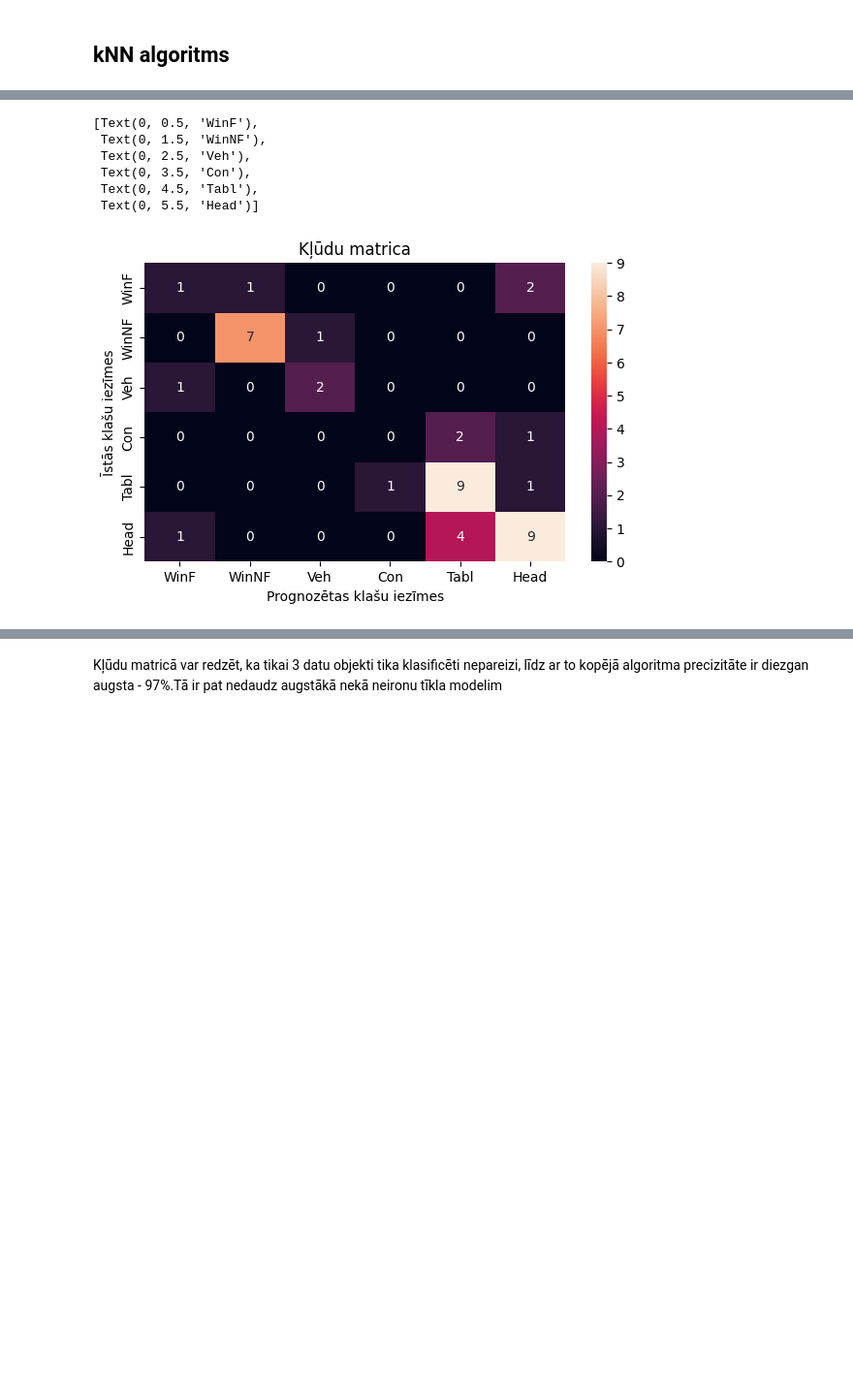
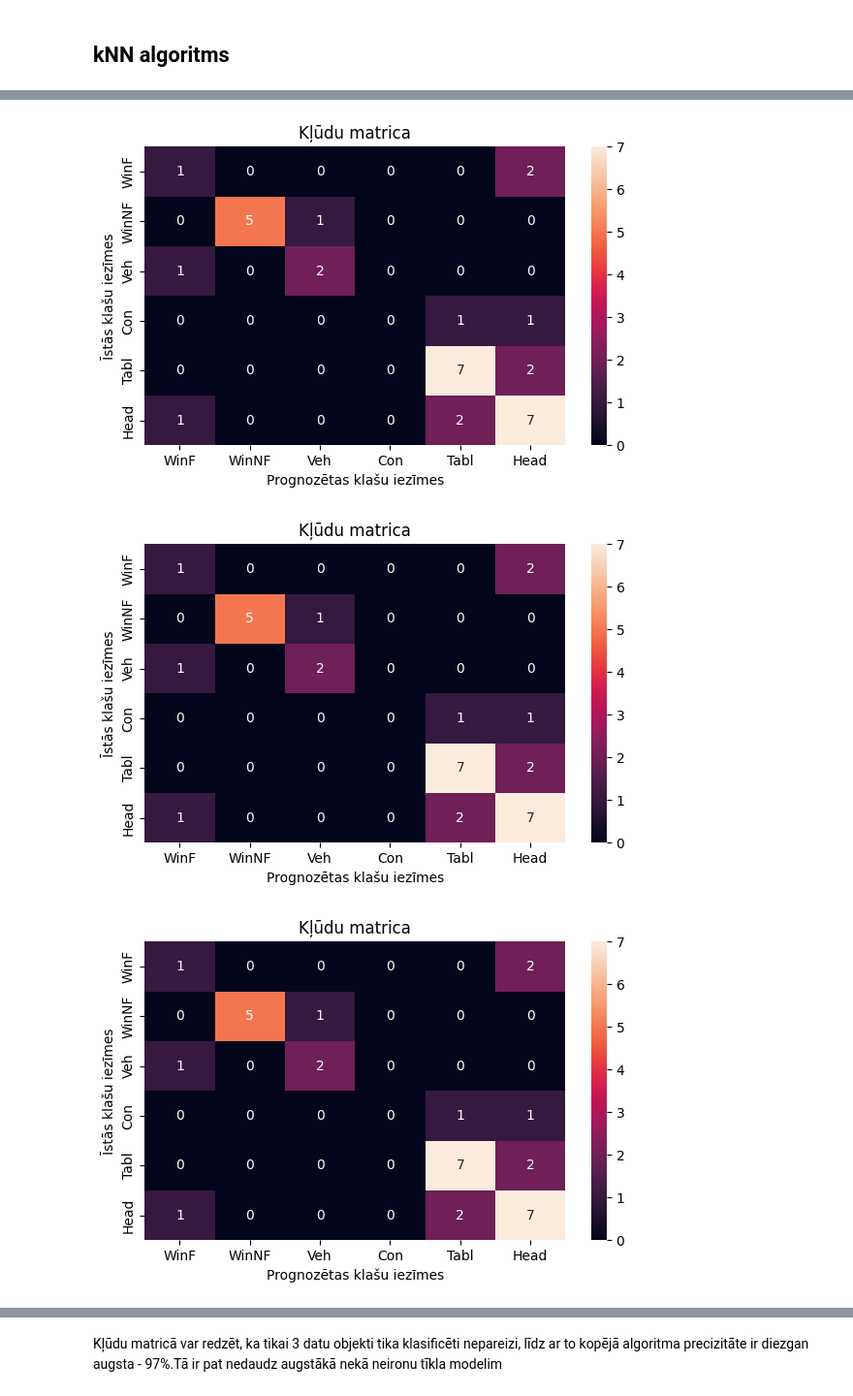
Before and after one commit to ShpionLV/46_Kode, a Jupyter notebook: 46_Kods.ipynb, the cells around one changed output, grey strips where cells are left out. Shown at 97% size. Cells and saved outputs as stored; diff of their text form; code cells hidden in the pictures; blank space fills up the shorter version.

Commit message:
did some testing and plotting for optimal experiment experience

```diff
--- a/46_Kods.ipynb
+++ b/46_Kods.ipynb
@@ -488,11 +491,0 @@ MLPClassifier(activation='logistic', hidden_layer_sizes=5,
-# %%
-y_prognoze_1_slanis = neironu_tikla_modelis_1_slanis.predict(X_testa)
-print(classification_report(y_testa, y_prognoze_1_slanis, zero_division=0))
-kludu_matrica = confusion_matrix(y_testa, y_prognoze_1_slanis)
-fig, ax = pltb.subplots(figsize=(7, 4))
-sns.heatmap(kludu_matrica, annot=True, fmt="g", ax=ax)
-ax.set_xlabel("Prognozētas klašu iezīmes")
-ax.set_ylabel("Īstās klašu iezīmes")
-ax.set_title("Kļūdu matrica")
-ax.xaxis.set_ticklabels(datu_kopa["type"].unique())
-ax.yaxis.set_ticklabels(datu_kopa["type"].unique())
@@ -534,18 +497,43 @@ KNeighborsClassifier()
 # %%
-# Nosakam klases iezīmes testa datu kopas datu objektiem
-y_prognoze_knn = KNN_MODEL.predict(X_testa)
-# izvadām modeļa veikuma novērtējuma metrikas
-print(classification_report(y_testa, y_prognoze_knn, zero_division=0))
-# veidojam kļūdu matricu
-kludu_matrica = confusion_matrix(y_testa, y_prognoze_knn)
-# izvadām kļūdu matricu
-fig, ax = pltb.subplots(figsize=(7, 4))
-sns.heatmap(kludu_matrica, annot=True, fmt="g", ax=ax)
-ax.set_xlabel("Prognozētas klašu iezīmes")
-ax.set_ylabel("Īstās klašu iezīmes")
-ax.set_title("Kļūdu matrica")
-ax.xaxis.set_ticklabels(datu_kopa["type"].unique())
-ax.yaxis.set_ticklabels(datu_kopa["type"].unique())
+# algoritma izmantošanai nepieciešamās bibliotēkas ielāde
+from sklearn.neighbors import KNeighborsClassifier
+
+# Tiek izveidots algoritma modelis ar 5 kaimiņiem
+
+neighbours = [3, 5, 7]
+accuracies = []
+
+for neighbour in neighbours:
+    KNN_MODEL = KNeighborsClassifier(n_neighbors=5)
+    # Padodam izveidotajam modelim apmācības datu kopu
+    KNN_MODEL.fit(X_apmacibas, y_apmacibas)
+    # Nosakam klases iezīmes testa datu kopas datu objektiem
+    y_prognoze_knn = KNN_MODEL.predict(X_testa)
+    # izvadām modeļa veikuma novērtējuma metrikas
+    report = classification_report(y_testa, y_prognoze_knn, zero_division=0)
+    print(report)
+    report = report.split("\n")
+    test_length = report[-2].split(" ")[-1]
+    accuracy = (
+        report[-4].replace("accuracy", "").replace(test_length, "").replace(" ", "")
+    )
+    accuracies.append(float(accuracy))
+
+    # veidojam kļūdu matricu
+    kludu_matrica = confusion_matrix(y_testa, y_prognoze_knn)
+    # izvadām kļūdu matricu
+    fig, ax = pltb.subplots(figsize=(7, 4))
+    sns.heatmap(kludu_matrica, annot=True, fmt="g", ax=ax)
+    ax.set_xlabel("Prognozētas klašu iezīmes")
+    ax.set_ylabel("Īstās klašu iezīmes")
+    ax.set_title("Kļūdu matrica")
+    ax.xaxis.set_ticklabels(datu_kopa["type"].unique())
+    ax.yaxis.set_ticklabels(datu_kopa["type"].unique())
+
+plt.figure(figsize=(10, 5))
+plt.plot(accuracies)
+plt.xticks(range(len(neighbours)), neighbours)
+plt.show()
 # %% [output]
               precision    recall  f1-score   support
 
@@ -562,7 +555,3 @@ weighted avg       0.62      0.65      0.63        43
-[Text(0, 0.5, 'WinF'),
- Text(0, 1.5, 'WinNF'),
- Text(0, 2.5, 'Veh'),
- Text(0, 3.5, 'Con'),
- Text(0, 4.5, 'Tabl'),
- Text(0, 5.5, 'Head')]
-[figure, old version]
+[figure, new version]
+[figure, added]
+[figure, added]
```
Also changed, not shown: parts of 11 cells of this notebook, 10 other files.
